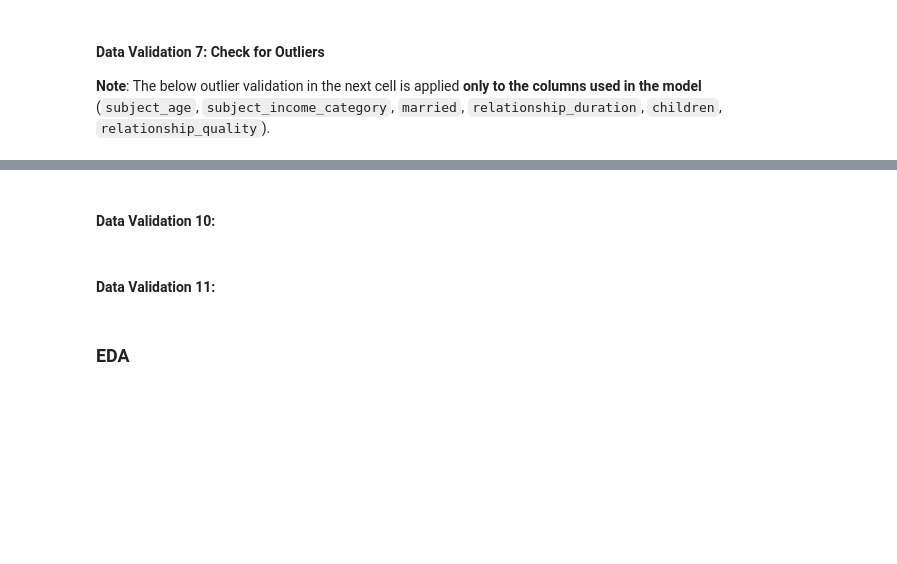
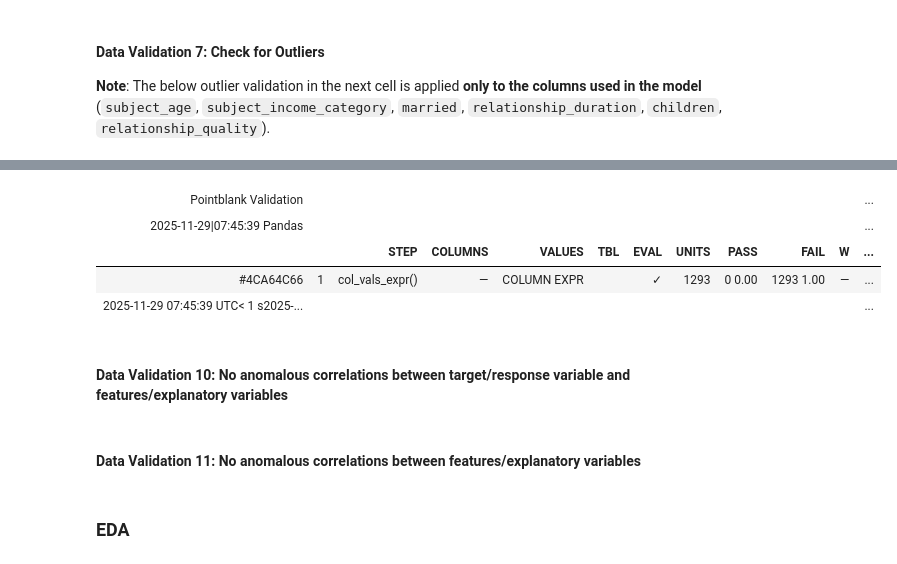
Before and after one commit to jasjotp/dsci522_group29_milestone_1, a Jupyter notebook: analysis.ipynb, the cells around one changed output, grey strips where cells are left out. Drawn from its saved outputs; the diff is of its cells as text; code cells hidden in the pictures; blank space fills up the shorter version.

```diff
--- a/analysis.ipynb
+++ b/analysis.ipynb
@@ -267,6 +264,25 @@ outlier_validation
 # %%
-#todo
+response_distribution = pb.Validate(data = hcmst).col_vals_expr(
+    expr=lambda df: (
+            df["relationship_quality"].value_counts(normalize=True).get("excellent", 0) <= 0.6
+            and
+            df["relationship_quality"].value_counts(normalize=True).get("good", 0) <= 0.4
+            and
+            df["relationship_quality"].value_counts(normalize=True).get("fair", 0) <= 0.2
+            and
+            df["relationship_quality"].value_counts(normalize=True).get("poor", 0) <= 0.2
+            and
+            df["relationship_quality"].value_counts(normalize=True).get("excellent", 0) <= 0.2
+    )
+).interrogate()
+response_distribution
+# %% [output]
+| Pointblank Validation |  |  |  |  |  |  |  |  |  |  | ... |
+| 2025-11-29|07:45:39 Pandas |  |  |  |  |  |  |  |  |  |  | ... |
+|  |  | STEP | COLUMNS | VALUES | TBL | EVAL | UNITS | PASS | FAIL | W | ... |
+| #4CA64C66 | 1 | col_vals_expr() | — | COLUMN EXPR |  | ✓ | 1293 | 0 0.00 | 1293 1.00 | — | ... |
+| 2025-11-29 07:45:39 UTC< 1 s2025-... |  |  |  |  |  |  |  |  |  |  | ... |
 # %% [markdown]
-#### Data Validation 10:
+#### Data Validation 10: No anomalous correlations between target/response variable and features/explanatory variables
 # %%
 #todo
@@ -273,3 +290,3 @@ outlier_validation
 # %% [markdown]
-#### Data Validation 11:
+#### Data Validation 11: No anomalous correlations between features/explanatory variables
 # %%
```
Also changed, not shown: parts of 14 cells of this notebook.
